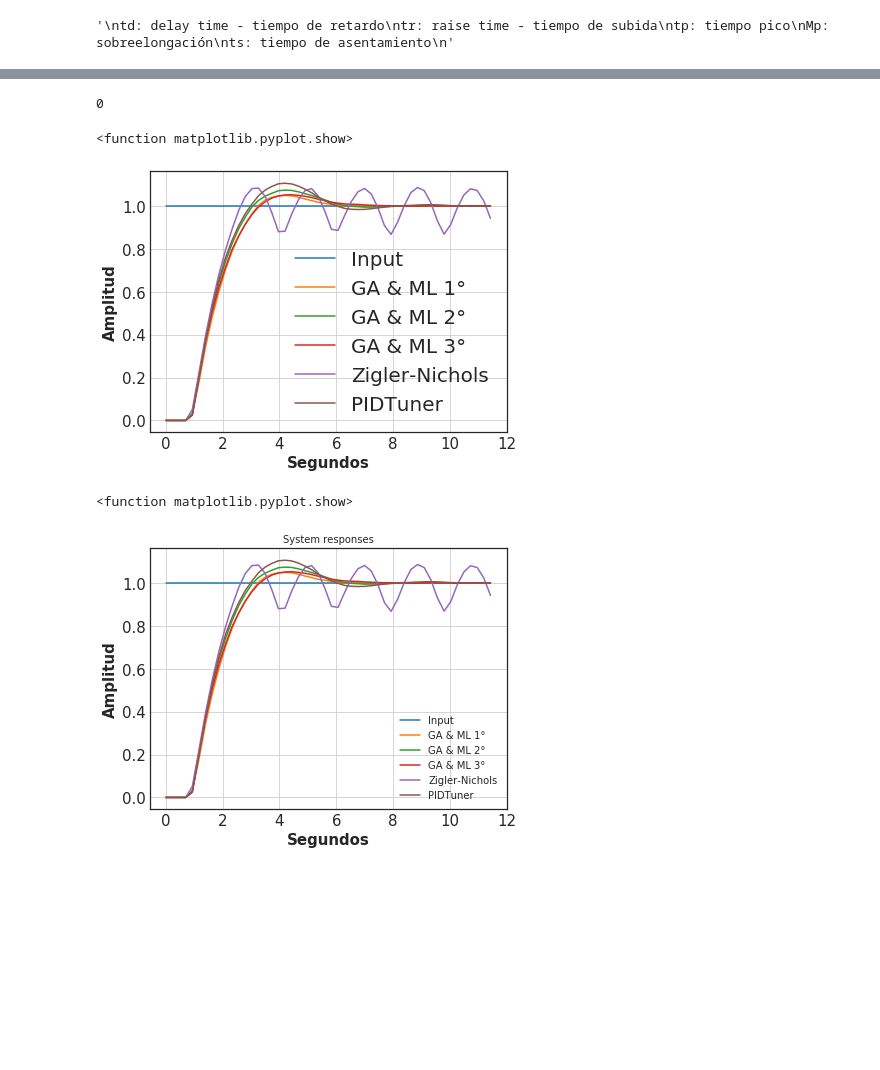
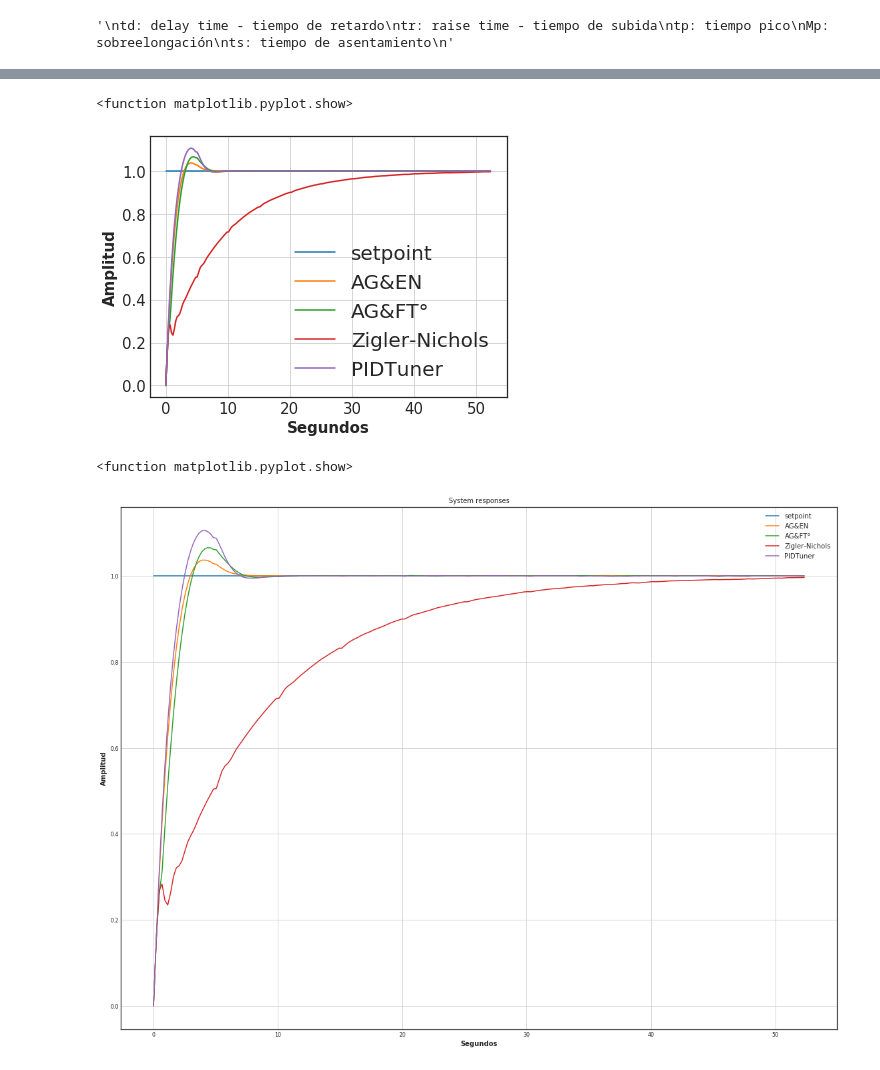
Before and after one commit to nojair/finaltry, a Jupyter notebook: CONTROLLERS COMPARISSON.ipynb, the cells around one changed output, grey strips where cells are left out. Drawn from its saved outputs; the diff is of its cells as text; code cells hidden in the pictures; blank space fills up the shorter version.

```diff
--- a/CONTROLLERS COMPARISSON.ipynb
+++ b/CONTROLLERS COMPARISSON.ipynb
@@ -3,13 +3,13 @@ import matplotlib.pyplot as plt
 import numpy as np
 import pandas as pd
 # %%
-X1 = pd.read_excel('motor-ITAE1.xlsx')
-X2 = pd.read_excel('motor-GAML.xlsx')
-X3 = pd.read_excel('motor-ITAE3.xlsx')
-X4 = pd.read_excel('motor-ZN.xlsx')
-X5 = pd.read_excel('motor-PIDTuner.xlsx')
+X1 = pd.read_excel('motor-AG&EN.xlsx')
+X2 = pd.read_excel('motor-AG&FT.xlsx')
+X3 = pd.read_excel('motor-ZN.xlsx')
+X4 = pd.read_excel('motor-PIDT.xlsx')
+X5 = pd.read_excel('motor-PIDT.xlsx')
 # %%
-large=57
+large=21
 
 outputData1 = list(X1['y'])
 inputData1 = list(X1['u'])
@@ -126,21 +159,17 @@ ts
-# %%
-inputData1.index(1)
-# %% [output]
-0
 # %%
 start = 0
-end = 50
+end = 250
 L = len(inputData1[start:end])
 T_rate = 0.22848
 t = np.linspace(start, L, num=L)*T_rate
 # %%
 plt.figure()
-plt.plot(t,inputData1[start:end], label='Input')
-plt.plot(t,outputData1[start:end], label='GA & ML 1°')
-plt.plot(t,outputData2[start:end], label='GA & ML 2°')
-plt.plot(t,outputData3[start:end], label='GA & ML 3°')
-plt.plot(t,outputData4[start:end], label='Zigler-Nichols')
-plt.plot(t,outputData5[start:end], label='PIDTuner')
+plt.plot(t,inputData1[start:end], label='setpoint')
+plt.plot(t,outputData1[start:end], label='AG&EN')
+plt.plot(t,outputData2[start:end], label='AG&FT°')
+#plt.plot(t,outputData3[start:end], label='GA & ML 3°')
+plt.plot(t,outputData3[start:end], label='Zigler-Nichols')
+plt.plot(t,outputData4[start:end], label='PIDTuner')
 
 fig_size = plt.rcParams["figure.figsize"]
 fig_size[0] = 6.4*1
@@ -170,43 +199,43 @@ plt.legend()
 plt.show
 # %% [output]
 <function matplotlib.pyplot.show>
-[figure, old version]
+[figure, new version]
 # %%
 plt.figure()
-plt.plot(t,inputData1[start:end], label='Input')
-plt.plot(t,outputData1[start:end], label='GA & ML 1°')
-plt.plot(t,outputData2[start:end], label='GA & ML 2°')
-plt.plot(t,outputData3[start:end], label='GA & ML 3°')
-plt.plot(t,outputData4[start:end], label='Zigler-Nichols')
-plt.plot(t,outputData5[start:end], label='PIDTuner')
+plt.plot(t,inputData1[start:end], label='setpoint')
+plt.plot(t,outputData1[start:end], label='AG&EN')
+plt.plot(t,outputData2[start:end], label='AG&FT°')
+#plt.plot(t,outputData3[start:end], label='GA & ML 3°')
+plt.plot(t,outputData3[start:end], label='Zigler-Nichols')
+plt.plot(t,outputData4[start:end], label='PIDTuner')
 
 fig_size = plt.rcParams["figure.figsize"]
 fig_size[0] = 6.4*3
 fig_size[1] = 4.8*3
 plt.rcParams["figure.figsize"] = fig_size
 
 plt.style.use('seaborn-white')
 
 plt.rcParams['font.family'] = 'serif'
 plt.rcParams['font.serif'] = 'Ubuntu'
 plt.rcParams['font.monospace'] = 'Ubuntu Mono'
 plt.rcParams['font.size'] = 10
 plt.rcParams['axes.labelsize'] = 10
 plt.rcParams['axes.labelweight'] = 'bold'
 plt.rcParams['axes.titlesize'] = 10
 plt.rcParams['xtick.labelsize'] = 8
 plt.rcParams['ytick.labelsize'] = 8
 plt.rcParams['legend.fontsize'] = 10
 plt.rcParams['figure.titlesize'] = 12
 
 plt.xlabel('Segundos')
 plt.ylabel('Amplitud')
 
 plt.title("System responses")
 plt.grid()
 plt.legend()
 plt.show
 # %% [output]
 <function matplotlib.pyplot.show>
-[figure, old version]
+[figure, new version]
 # %%
```
Also changed, not shown: parts of 13 cells of this notebook, 28 other files.
